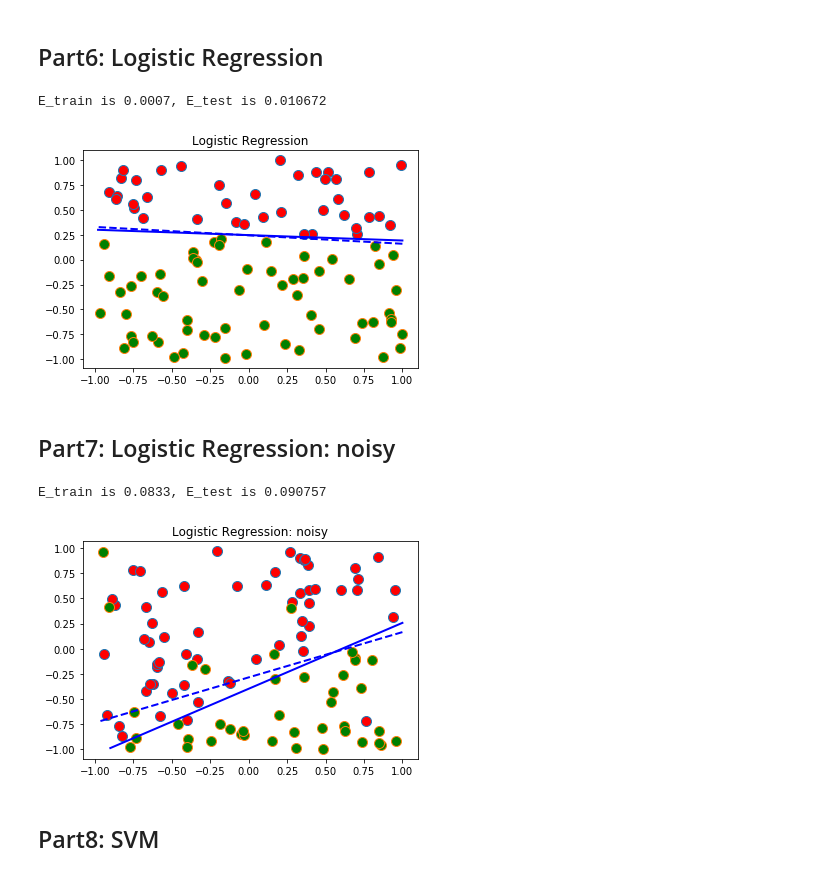
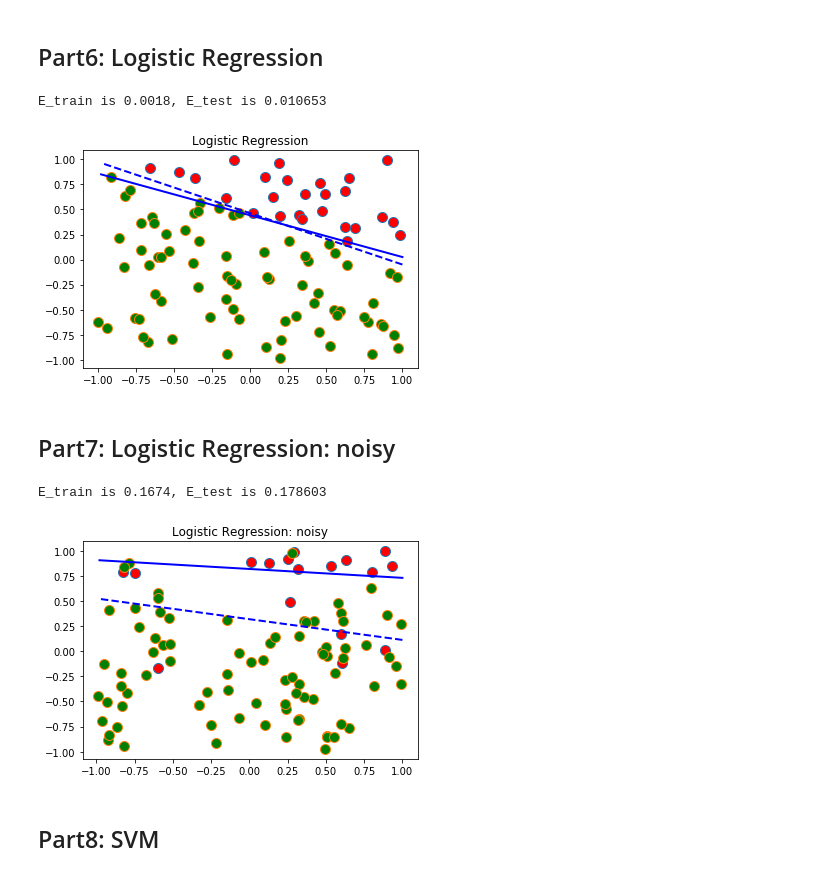
Before and after one commit to R11happy/Machine-Learning2018winter, a Jupyter notebook: ml2018winter_hw2/linear-models/run.ipynb, the cells around one changed output. Saved outputs shown, nothing was run; the diff lists cells and outputs as text; code cells hidden in the pictures.

```diff
--- a/ml2018winter_hw2/linear-models/run.ipynb
+++ b/ml2018winter_hw2/linear-models/run.ipynb
@@ -109,17 +115,19 @@ nTest = 10000
 lr_noisy_train_error_sum = 0
 lr_noisy_test_error_sum = 0
 for i in range(nRep):
-    X, y, w_f = mkdata(nTrain, 'noisy')
-    w_g = linear_regression(X, y);
+    X, y, w_f = mkdata(nTrain + nTest, 'noisy')
+    trainX, trainy = X[:, :nTrain], y[:, :nTrain]
+    testX, testy = X[:, nTrain:], y[:, nTrain:]
+    w_g = linear_regression(trainX, trainy);
     # Compute training, testing error
-    train_error = error_compute_wf(w_g, X, w_f);
-    testX, testy, w_test = mkdata(nTest);
-    test_error = error_compute_wf(w_g, testX, w_f);
+    train_error = error_compute_y(w_g, trainX, trainy);
+#     testX, testy, w_test = mkdata(nTest);
+    test_error = error_compute_y(w_g, testX, testy);
     lr_noisy_train_error_sum = lr_noisy_train_error_sum + train_error;
     lr_noisy_test_error_sum  = lr_noisy_test_error_sum + test_error;
 E_train = lr_noisy_train_error_sum / (nRep * nTrain);
 E_test = lr_noisy_test_error_sum / (nRep * nTest);
 print('E_train is {}, E_test is {}'.format(E_train, E_test))
 
-plotdata(X, y, w_f, w_g, 'Linear Regression: noisy');
+plotdata(trainX, trainy, w_f, w_g, 'Linear Regression: noisy');
 # %% [output]
@@ -182,12 +190,14 @@ log_train_error_sum = 0;
 log_test_error_sum = 0;
 
 for i in range(nRep):
-    X, y, w_f = mkdata(nTrain)
-    w_g = logistic(X, y);
+    X, y, w_f = mkdata(nTrain + nTest)
+    trainX, trainy = X[:, :nTrain], y[:, :nTrain]
+    testX, testy = X[:, nTrain:], y[:, nTrain:]
+    w_g = logistic(trainX, trainy);
     # Compute training, testing error
-    train_error = error_compute_wf(w_g, X, w_f)
-    testX, testy, w_test = mkdata(nTest)
-    test_error = error_compute_wf(w_g, testX, w_f)
+    train_error = error_compute_y(w_g, trainX, trainy)
+#     testX, testy, w_test = mkdata(nTest)
+    test_error = error_compute_y(w_g, testX, testy)
     log_train_error_sum = log_train_error_sum + train_error;
     log_test_error_sum = log_test_error_sum + test_error;
 
@@ -196,38 +206,40 @@ E_test = log_test_error_sum / (nRep * nTest);
 print('E_train is {}, E_test is {}'.format(E_train, E_test))
 
 
-plotdata(X, y, w_f, w_g, 'Logistic Regression')
+plotdata(trainX, trainy, w_f, w_g, 'Logistic Regression')
 # %% [output]
-E_train is 0.0007, E_test is 0.010672
+E_train is 0.0018, E_test is 0.010653
-[figure, old version]
+[figure, new version]
 # %% [markdown]
 ## Part7: Logistic Regression: noisy
 # %%
 
 # Since logistic regression outputs 0/1, we should adjust the label y.
 nRep = 100; # number of replicates
 nTrain = 100; # number of training data
 nTest = 10000; # number of training data
 log_noisy_train_error_sum = 0;
 log_noisy_test_error_sum = 0;
 
 for i in range(nRep):
-    X, y, w_f = mkdata(nTrain, 'noisy')
-    w_g = logistic(X, y)
+    X, y, w_f = mkdata(nTrain + nTest, 'noisy')
+    trainX, trainy = X[:, :nTrain], y[:, :nTrain]
+    testX, testy = X[:, nTrain:], y[:, nTrain:]
+    w_g = logistic(trainX, trainy)
     # Compute training, testing error
-    train_error = error_compute_wf(w_g, X, w_f);
-    testX, testy, w_test = mkdata(nTest);
-    test_error = error_compute_wf(w_g, testX, w_f);
+    train_error = error_compute_y(w_g, trainX, trainy);
+#     testX, testy, w_test = mkdata(nTest);
+    test_error = error_compute_y(w_g, testX, testy);
     log_noisy_train_error_sum = log_noisy_train_error_sum + train_error;
     log_noisy_test_error_sum = log_noisy_test_error_sum + test_error;
 E_train = log_noisy_train_error_sum / (nRep * nTrain);
 E_test = log_noisy_test_error_sum / (nRep * nTest);
 print('E_train is {}, E_test is {}'.format(E_train, E_test))
 
-plotdata(X, y, w_f, w_g, 'Logistic Regression: noisy')
+plotdata(trainX, trainy, w_f, w_g, 'Logistic Regression: noisy')
 # %% [output]
-E_train is 0.0833, E_test is 0.090757
+E_train is 0.1674, E_test is 0.178603
-[figure, old version]
+[figure, new version]
 # %% [markdown]
 ## Part8: SVM
 # %%
```
Also changed, not shown: parts of 4 cells of this notebook, 1 other file.
